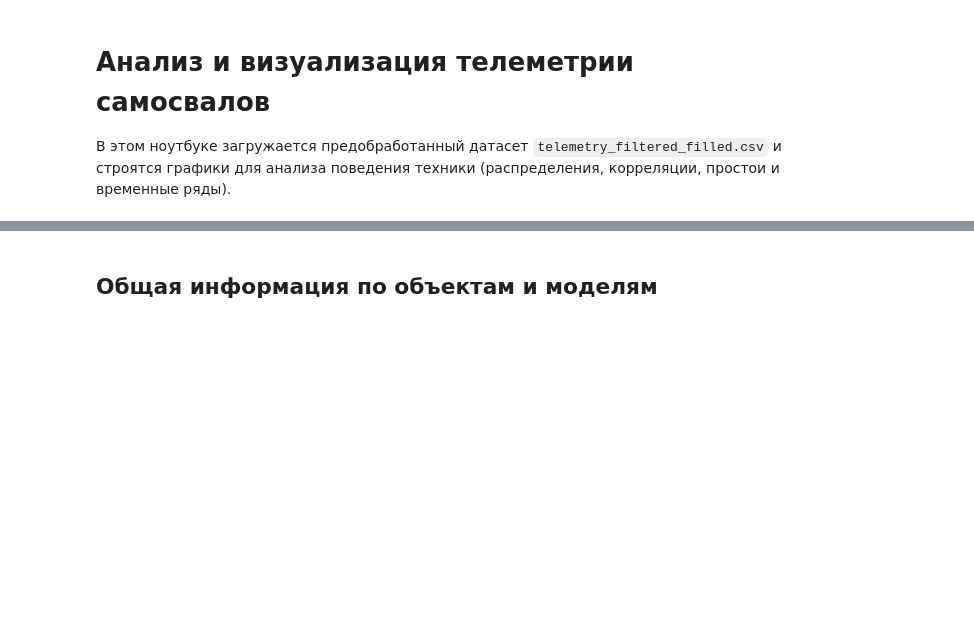
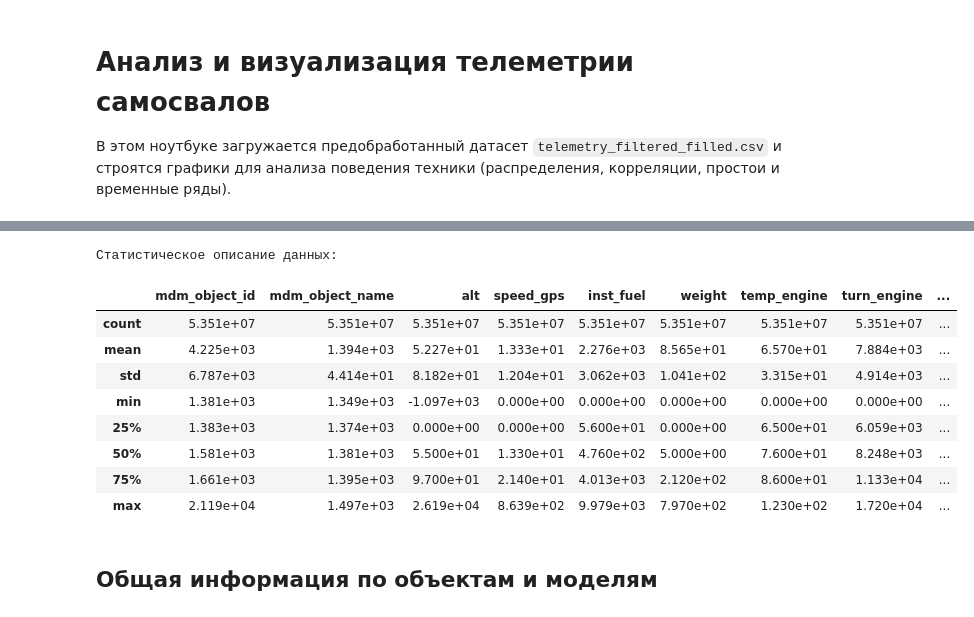
Before and after one commit to ikonushok/breakdowns_of_mining_trucks, a Jupyter notebook: notebooks/02_plots_telemetry.ipynb, the cells around one changed output, grey strips where cells are left out. Saved outputs shown, nothing was run; the diff lists cells and outputs as text; code cells hidden in the pictures; blank space fills up the shorter version.

```diff
--- a/notebooks/02_plots_telemetry.ipynb
+++ b/notebooks/02_plots_telemetry.ipynb
@@ -48,3 +108,17 @@ max        2.119e+04        1.497e+03  2.619e+04  8.639e+02  9.979e+03  7.970e+0
+# %%
+print('Статистическое описание данных:')
+display(filtered_data.describe())
+# %% [output]
+Статистическое описание данных:
+|  | mdm_object_id | mdm_object_name | alt | speed_gps | inst_fuel | weight | temp_engine | turn_engine | ... |
+| count | 5.351e+07 | 5.351e+07 | 5.351e+07 | 5.351e+07 | 5.351e+07 | 5.351e+07 | 5.351e+07 | 5.351e+07 | ... |
+| mean | 4.225e+03 | 1.394e+03 | 5.227e+01 | 1.333e+01 | 2.276e+03 | 8.565e+01 | 6.570e+01 | 7.884e+03 | ... |
+| std | 6.787e+03 | 4.414e+01 | 8.182e+01 | 1.204e+01 | 3.062e+03 | 1.041e+02 | 3.315e+01 | 4.914e+03 | ... |
+| min | 1.381e+03 | 1.349e+03 | -1.097e+03 | 0.000e+00 | 0.000e+00 | 0.000e+00 | 0.000e+00 | 0.000e+00 | ... |
+| 25% | 1.383e+03 | 1.374e+03 | 0.000e+00 | 0.000e+00 | 5.600e+01 | 0.000e+00 | 6.500e+01 | 6.059e+03 | ... |
+| 50% | 1.581e+03 | 1.381e+03 | 5.500e+01 | 1.330e+01 | 4.760e+02 | 5.000e+00 | 7.600e+01 | 8.248e+03 | ... |
+| 75% | 1.661e+03 | 1.395e+03 | 9.700e+01 | 2.140e+01 | 4.013e+03 | 2.120e+02 | 8.600e+01 | 1.133e+04 | ... |
+| max | 2.119e+04 | 1.497e+03 | 2.619e+04 | 8.639e+02 | 9.979e+03 | 7.970e+02 | 1.230e+02 | 1.720e+04 | ... |
 # %% [markdown]
 ## Общая информация по объектам и моделям
 # %%
```
Also changed, not shown: parts of 9 cells of this notebook.
